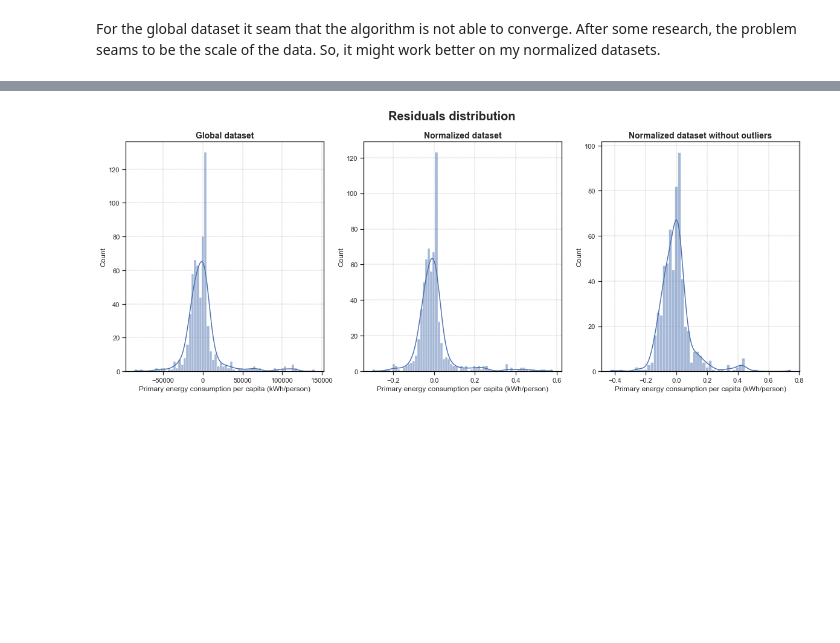
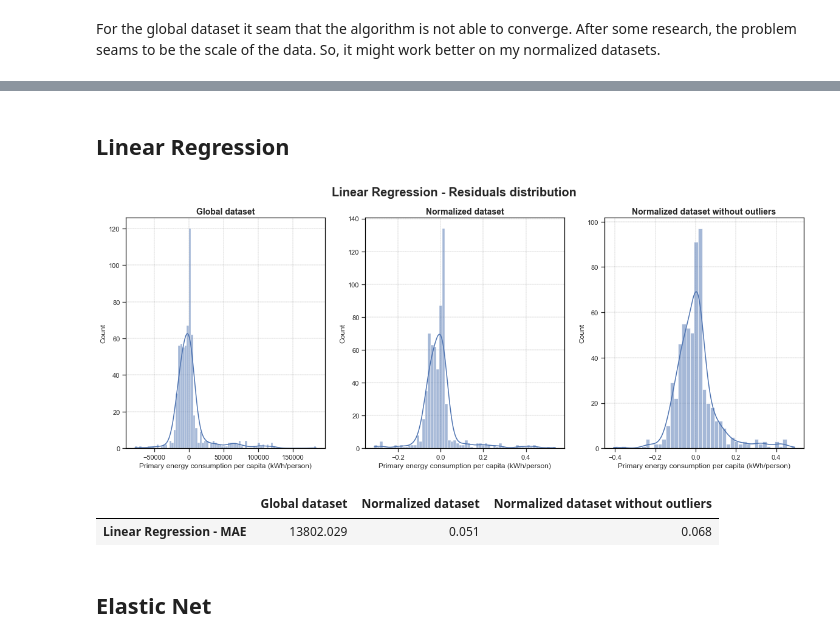
Before and after one commit to lethib/ME_8803_final_project, a Jupyter notebook: modeling/training_testing.ipynb, the cells around one changed output, grey strips where cells are left out. Cells and saved outputs as stored; diff of their text form; code cells hidden in the pictures; blank space fills up the shorter version.

Commit message:
Model testing done

```diff
--- a/modeling/training_testing.ipynb
+++ b/modeling/training_testing.ipynb
@@ -43,13 +43,13 @@ To do that, I'll use the `train_test_split` function from `sklearn.model_selecti
 NOTE: I don't see the use here of having reproducible results, so I'll leave the `random_state` parameter to `None`.
 # %%
 # Split datasets into train, test and validation sets
-X_pe_train, X_pe_test, y_pe_train, y_pe_test = splitDataset(df_pe, test_size=0.2, should_have_validation_set=False)
+LR_X_pe_train, LR_X_pe_test, LR_y_pe_train, LR_y_pe_test = splitDataset(df_pe, test_size=0.2, should_have_validation_set=False)
 
 # nor -> normalized
-X_nor_pe_train, X_nor_pe_test, y_nor_pe_train, y_nor_pe_test = splitDataset(normalized_df_pe, test_size=0.2, should_have_validation_set=False)
+LR_X_nor_pe_train, LR_X_nor_pe_test, LR_y_nor_pe_train, LR_y_nor_pe_test = splitDataset(normalized_df_pe, test_size=0.2, should_have_validation_set=False)
 
 # nor_wo -> normalized without outliers
-X_nor_pe_wo_train, X_nor_pe_wo_test, y_nor_pe_wo_train, y_nor_pe_wo_test = splitDataset(normalized_df_pe_without_outliers, test_size=0.2, should_have_validation_set=False)
+LR_X_nor_pe_wo_train, LR_X_nor_pe_wo_test, LR_y_nor_pe_wo_train, LR_y_nor_pe_wo_test = splitDataset(normalized_df_pe_without_outliers, test_size=0.2, should_have_validation_set=False)
 # %% [output]
 (2554, 4) (639, 4) (2554,) (639,)
 (2554, 4) (639, 4) (2554,) (639,)
@@ -83,9 +84,11 @@ R^2 score: 0.539
 # %%
 # Train on normalized dataset
 
-LR_model_nor.fit(X_nor_pe_train, y_nor_pe_train)
-print(f'R^2 score: {LR_model_nor.score(X_nor_pe_train, y_nor_pe_train).round(3)}')
-LR_coef_nor = pd.DataFrame(LR_model_nor.coef_, index=X_nor_pe_train.columns, columns=['Coefficient'])
+LR_model_nor.fit(LR_X_nor_pe_train, LR_y_nor_pe_train)
+
+r2_scores.loc[1] = ['Linear Regression', 'Normalized', LR_model_nor.score(LR_X_nor_pe_train, LR_y_nor_pe_train), LR_model_nor.score(LR_X_nor_pe_test, LR_y_nor_pe_test)]
+
+LR_coef_nor = pd.DataFrame(LR_model_nor.coef_, index=LR_X_nor_pe_train.columns, columns=['Coefficient'])
 LR_coef_nor.loc['Intercept'] = LR_model_nor.intercept_
 LR_coef_nor.round(3)
 # %% [output]
@@ -99,9 +101,11 @@ R^2 score: 0.54
 # %%
 # Train on normalized dataset without outliers
 
-LR_model_nor_wo.fit(X_nor_pe_wo_train, y_nor_pe_wo_train)
-print(f'R^2 score: {LR_model_nor_wo.score(X_nor_pe_wo_train, y_nor_pe_wo_train).round(3)}')
-LR_coef_nor_wo = pd.DataFrame(LR_model_nor_wo.coef_, index=X_nor_pe_wo_train.columns, columns=['Coefficient'])
+LR_model_nor_wo.fit(LR_X_nor_pe_wo_train, LR_y_nor_pe_wo_train)
+
+r2_scores.loc[2] = ['Linear Regression', 'Normalized without outliers', LR_model_nor_wo.score(LR_X_nor_pe_wo_train, LR_y_nor_pe_wo_train), LR_model_nor_wo.score(LR_X_nor_pe_wo_test, LR_y_nor_pe_wo_test)]
+
+LR_coef_nor_wo = pd.DataFrame(LR_model_nor_wo.coef_, index=LR_X_nor_pe_wo_train.columns, columns=['Coefficient'])
 LR_coef_nor_wo.loc['Intercept'] = LR_model_nor_wo.intercept_
 LR_coef_nor_wo.round(3)
 # %% [output]
@@ -328,17 +342,36 @@ Steps with metrics to evaluate our model: https://www.freecodecamp.org/news/how-
+# %% [markdown]
+## Linear Regression
 # %%
-LR_model_pred = LR_model.predict(X_pe_test)
-LR_model_nor_pred = LR_model_nor.predict(X_nor_pe_test)
-LR_model_nor_wo_pred = LR_model_nor_wo.predict(X_nor_pe_wo_test)
+LR_model_pred = LR_model.predict(LR_X_pe_test)
+LR_model_nor_pred = LR_model_nor.predict(LR_X_nor_pe_test)
+LR_model_nor_wo_pred = LR_model_nor_wo.predict(LR_X_nor_pe_wo_test)
 
-residuals = y_pe_test - LR_model_pred
-residuals_nor = y_nor_pe_test - LR_model_nor_pred
-residuals_nor_wo = y_nor_pe_wo_test - LR_model_nor_wo_pred
+LR_residuals = LR_y_pe_test - LR_model_pred
+LR_residuals_nor = LR_y_nor_pe_test - LR_model_nor_pred
+LR_residuals_nor_wo = LR_y_nor_pe_wo_test - LR_model_nor_wo_pred
 
 fig, ax = plt.subplots(1, 3, figsize=(20, 7))
-sns.histplot(residuals, ax=ax[0], kde=True).set_title(label='Global dataset', fontdict={'fontsize': 14, 'fontweight': 'bold'})
-sns.histplot(residuals_nor, ax=ax[1], kde=True).set_title(label='Normalized dataset', fontdict={'fontsize': 14, 'fontweight': 'bold'})
-sns.histplot(residuals_nor_wo, ax=ax[2], kde=True).set_title(label='Normalized dataset without outliers', fontdict={'fontsize': 14, 'fontweight': 'bold'})
-fig.suptitle('Residuals distribution', fontsize=20, fontweight='bold')
-plt.savefig('../img/residuals_distribution.png', dpi=200, bbox_inches='tight')
+sns.histplot(LR_residuals, ax=ax[0], kde=True).set_title(label='Global dataset', fontdict={'fontsize': 14, 'fontweight': 'bold'})
+sns.histplot(LR_residuals_nor, ax=ax[1], kde=True).set_title(label='Normalized dataset', fontdict={'fontsize': 14, 'fontweight': 'bold'})
+sns.histplot(LR_residuals_nor_wo, ax=ax[2], kde=True).set_title(label='Normalized dataset without outliers', fontdict={'fontsize': 14, 'fontweight': 'bold'})
+fig.suptitle('Linear Regression - Residuals distribution', fontsize=20, fontweight='bold')
+plt.savefig('../img/LR_residuals_distribution.png', dpi=200, bbox_inches='tight')
 # %% [output]
-[figure, old version]
+[figure, new version]
+# %%
+# Compute mean absolute error
+
+from sklearn.metrics import mean_absolute_error
+
+LR_model_mae = mean_absolute_error(LR_y_pe_test, LR_model_pred)
+LR_model_nor_mae = mean_absolute_error(LR_y_nor_pe_test, LR_model_nor_pred)
+LR_model_nor_wo_mae = mean_absolute_error(LR_y_nor_pe_wo_test, LR_model_nor_wo_pred)
+
+MAE_results = pd.DataFrame({'Global dataset': [LR_model_mae], 'Normalized dataset': [LR_model_nor_mae], 'Normalized dataset without outliers': [LR_model_nor_wo_mae]})
+MAE_results.index = ['Linear Regression - MAE']
+MAE_results.round(3)
+# %% [output]
+|  | Global dataset | Normalized dataset | Normalized dataset without outliers |
+| Linear Regression - MAE | 13802.029 | 0.051 | 0.068 |
+# %% [markdown]
+## Elastic Net
```
Also changed, not shown: parts of 23 cells of this notebook.
